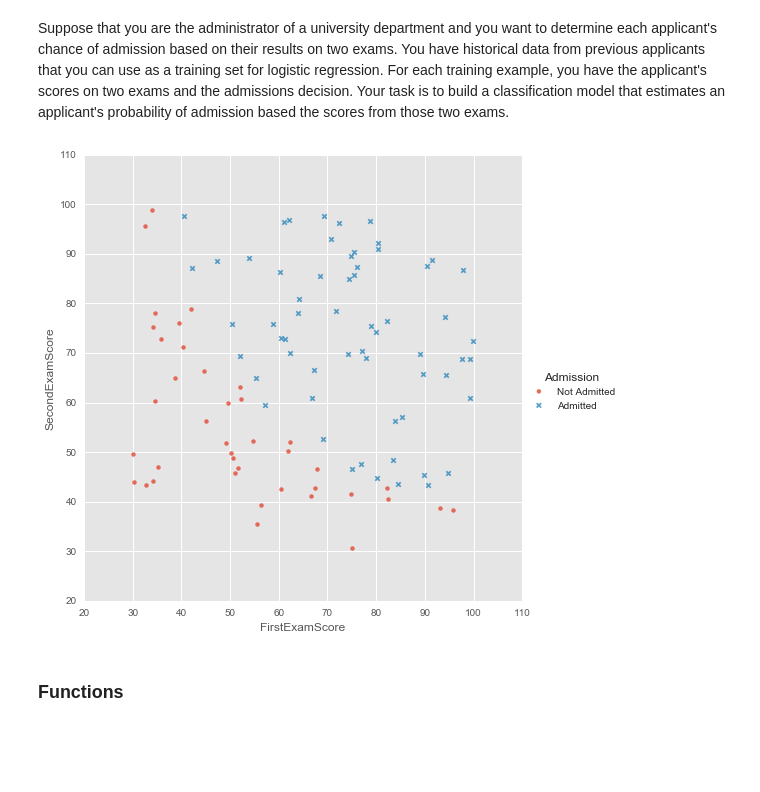
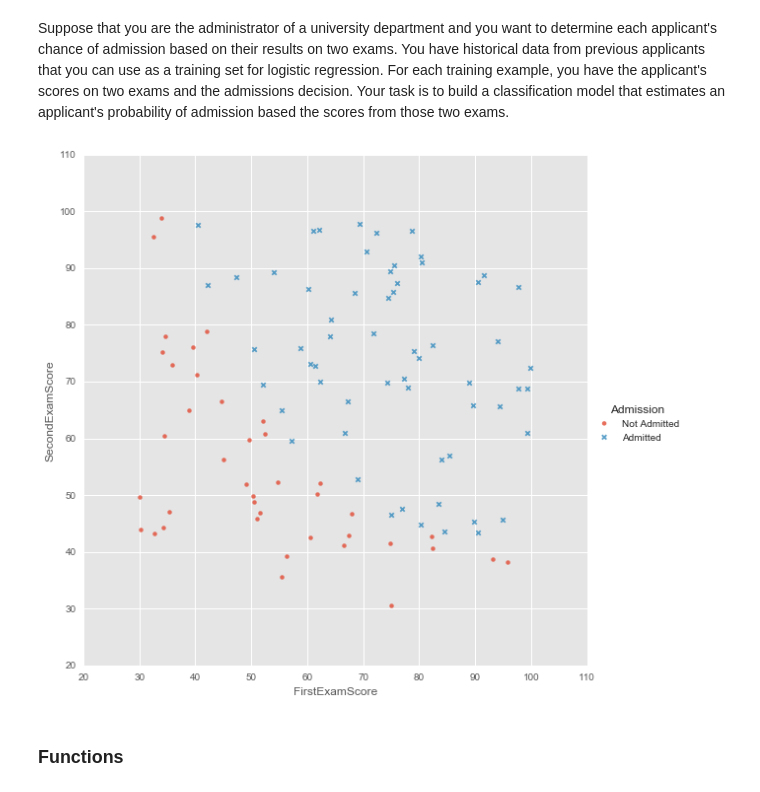
Before and after one commit to FraPochetti/Machine_Learning, a Jupyter notebook: mlclass-ex2-005/mlclass-ex2/Logistic-Regression-numpy.ipynb, the cells around one changed output. Drawn from its saved outputs; the diff is of its cells as text; code cells hidden in the pictures; blank space fills up the shorter version.

```diff
--- a/mlclass-ex2-005/mlclass-ex2/Logistic-Regression-numpy.ipynb
+++ b/mlclass-ex2-005/mlclass-ex2/Logistic-Regression-numpy.ipynb
@@ -36,6 +36,9 @@ Your task is to build a classification model that estimates an applicant's proba
 import numpy as np
 import pandas as pd
 import seaborn as sns
+import matplotlib.pyplot as plt
+plt.style.use('ggplot')
+%matplotlib inline
 
 students_exams = pd.read_csv('C:\\Users\\pochetti\Machine_Learning\\mlclass-ex2-005\\mlclass-ex2\ex2data1.txt',
                             header=None,
@@ -43,9 +46,9 @@ students_exams = pd.read_csv('C:\\Users\\pochetti\Machine_Learning\\mlclass-ex2-
 students_exams['Admission'] = np.where(students_exams.Results==0, 'Not Admitted', 'Admitted')
 # %%
 g = sns.lmplot("FirstExamScore", "SecondExamScore", hue="Admission",
-               data=students_exams, markers=["o", "x"], fit_reg=False, size=7)
+               data=students_exams, markers=["o", "x"], fit_reg=False, size=8)
 # %% [output]
-[figure, old version]
+[figure, new version]
 # %% [markdown]
 ### Functions
 # %%
```
Also changed, not shown: parts of 25 cells of this notebook.
